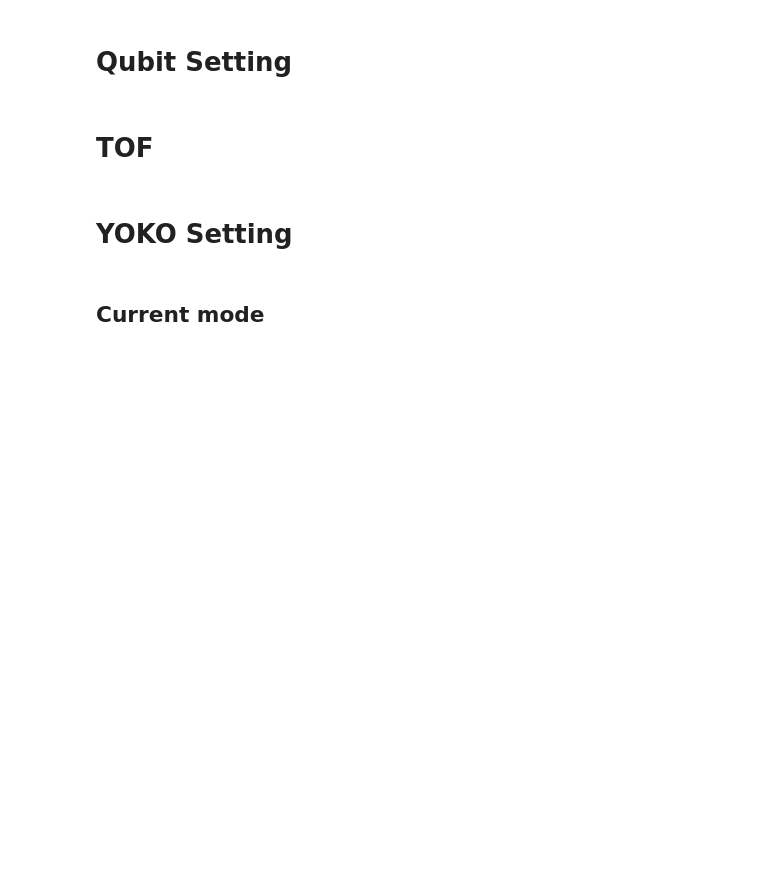
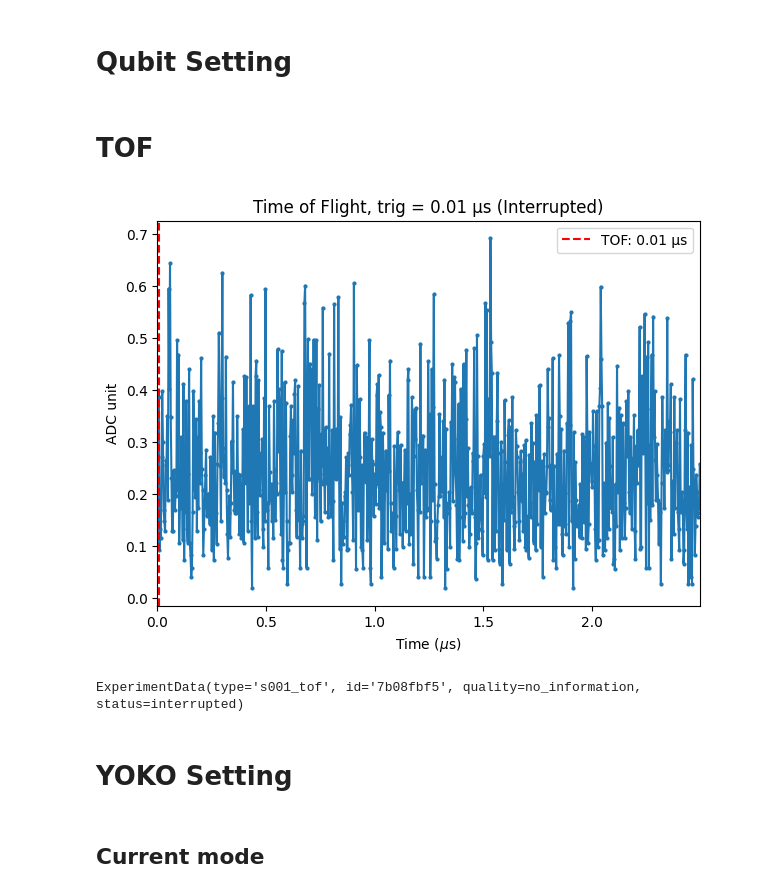
Before and after one commit to JayChien04717/SQC_soc, a Jupyter notebook: QickworkspaceV2.ipynb, the cells around one changed output. Saved outputs shown, nothing was run; the diff lists cells and outputs as text; code cells hidden in the pictures; blank space fills up the shorter version.

```diff
--- a/QickworkspaceV2.ipynb
+++ b/QickworkspaceV2.ipynb
@@ -41,20 +59,23 @@ run_cfg = config_all.get_qubit(qubit)
 # %%
 from QickworkspaceV2.experiments.setup import TOF
 
 run_cfg = config_all.get_qubit(qubit)
 run_cfg.update(
     {
         # "res_freq_ge": 3400,
         "ro_length": 2.5,
         "res_length": 1.7,
         "res_gain_ge": 0.18,
         "res_ch": 0,
         "cheek_e": False,
         "check_f": False,
         "relax_delay": 100,
     }
 )
 
 tof = TOF(run_cfg)
 tof.run(1000)
-tof.saveLabber(qubit)
+# tof.saveLabber(qubit)
+# %% [output]
+[figure, added]
+ExperimentData(type='s001_tof', id='7b08fbf5', quality=no_information, status=interrupted)
```
Also changed, not shown: parts of 13 cells of this notebook.
